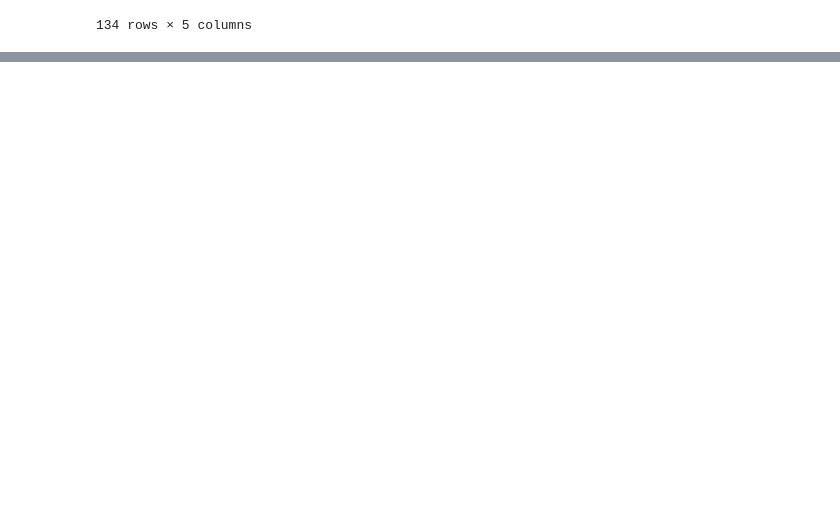
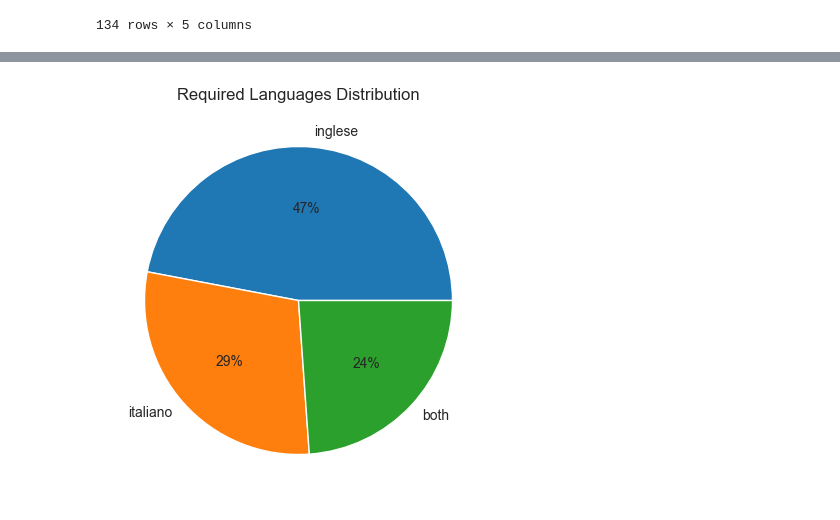
Before and after one commit to antoninoLorenzo/RecommenderSystem_TC, a Jupyter notebook: demo/notebooks/offers.ipynb, the cells around one changed output, grey strips where cells are left out. Cells and saved outputs as stored; diff of their text form; code cells hidden in the pictures; blank space fills up the shorter version.

```diff
--- a/demo/notebooks/offers.ipynb
+++ b/demo/notebooks/offers.ipynb
@@ -310,0 +322,17 @@ offers_frame
+# %%
+# The count is executed given the assumption that the Required Languages can be Italian or English
+language_counter = Counter()
+for offer_languages in offers_frame.loc[:, 'Languages']:
+    if len(set(offer_languages)) == 2:
+        language_counter['both'] += 1
+    else:
+        for l in set(offer_languages):
+            language_counter[l] += 1
+# %%
+# A Pie-Chart is one of the best tools to analyze distribution given the visual nature
+plt.figure(figsize=(5, 5))
+plt.title('Required Languages Distribution')
+plt.pie(language_counter.values(), labels=language_counter.keys(), autopct='%0.f%%')
+plt.show()
+# %% [output]
+[figure, added]
```
Also changed, not shown: parts of 5 cells of this notebook.
